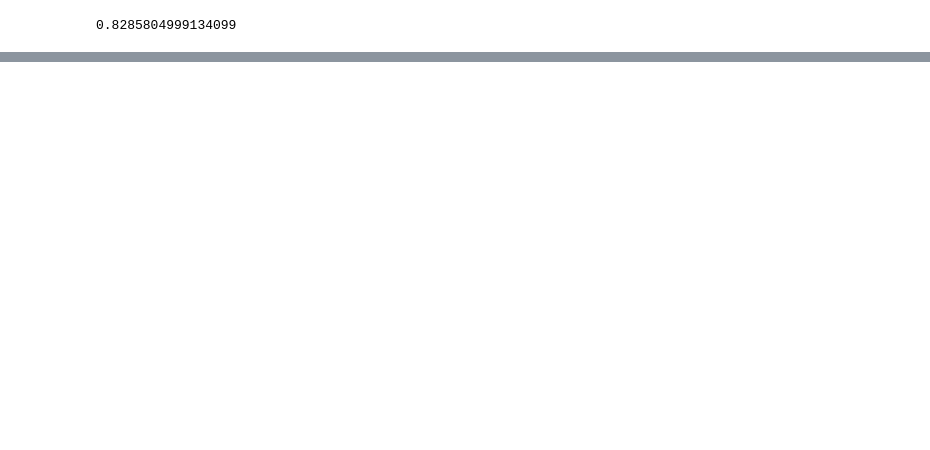
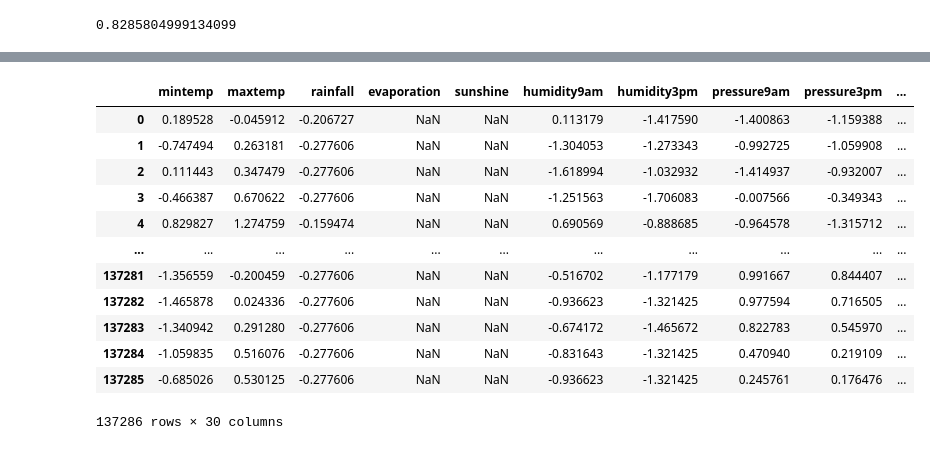
Before and after one commit to vdechen/Case_Itau, a Jupyter notebook: Case_Itau.ipynb, the cells around one changed output, grey strips where cells are left out. Saved outputs shown, nothing was run; the diff lists cells and outputs as text; code cells hidden in the pictures; blank space fills up the shorter version.

```diff
--- a/Case_Itau.ipynb
+++ b/Case_Itau.ipynb
@@ -396,6 +263,0 @@ memory usage: 11.3+ MB
-# %%
-# junção com o dataframe de chuva
-
-wind['locais_umidade'] = wind['location'].map(locais_umidade)
-wind_rain = pd.concat([norm_rain, wind], keys = ('date','location'), ignore_index = True)
-wind_rain.drop_duplicates(inplace = True)
@@ -413,0 +398,21 @@ wind_rain.to_csv('wind_rain.csv')
+# %%
+# junção com o dataframe de chuva
+
+wind_rain = pd.merge(norm_rain, wind, on = ('date','location'))
+wind_rain.drop_duplicates(inplace = True)
+# %%
+wind_rain
+# %% [output]
+|  | mintemp | maxtemp | rainfall | evaporation | sunshine | humidity9am | humidity3pm | pressure9am | pressure3pm | ... |
+| 0 | 0.189528 | -0.045912 | -0.206727 | NaN | NaN | 0.113179 | -1.417590 | -1.400863 | -1.159388 | ... |
+| 1 | -0.747494 | 0.263181 | -0.277606 | NaN | NaN | -1.304053 | -1.273343 | -0.992725 | -1.059908 | ... |
+| 2 | 0.111443 | 0.347479 | -0.277606 | NaN | NaN | -1.618994 | -1.032932 | -1.414937 | -0.932007 | ... |
+| 3 | -0.466387 | 0.670622 | -0.277606 | NaN | NaN | -1.251563 | -1.706083 | -0.007566 | -0.349343 | ... |
+| 4 | 0.829827 | 1.274759 | -0.159474 | NaN | NaN | 0.690569 | -0.888685 | -0.964578 | -1.315712 | ... |
+| ... | ... | ... | ... | ... | ... | ... | ... | ... | ... | ... |
+| 137281 | -1.356559 | -0.200459 | -0.277606 | NaN | NaN | -0.516702 | -1.177179 | 0.991667 | 0.844407 | ... |
+| 137282 | -1.465878 | 0.024336 | -0.277606 | NaN | NaN | -0.936623 | -1.321425 | 0.977594 | 0.716505 | ... |
+| 137283 | -1.340942 | 0.291280 | -0.277606 | NaN | NaN | -0.674172 | -1.465672 | 0.822783 | 0.545970 | ... |
+| 137284 | -1.059835 | 0.516076 | -0.277606 | NaN | NaN | -0.831643 | -1.321425 | 0.470940 | 0.219109 | ... |
+| 137285 | -0.685026 | 0.530125 | -0.277606 | NaN | NaN | -0.936623 | -1.321425 | 0.245761 | 0.176476 | ... |
+137286 rows × 30 columns
```
Also changed, not shown: parts of 28 cells of this notebook, 4 other files.
